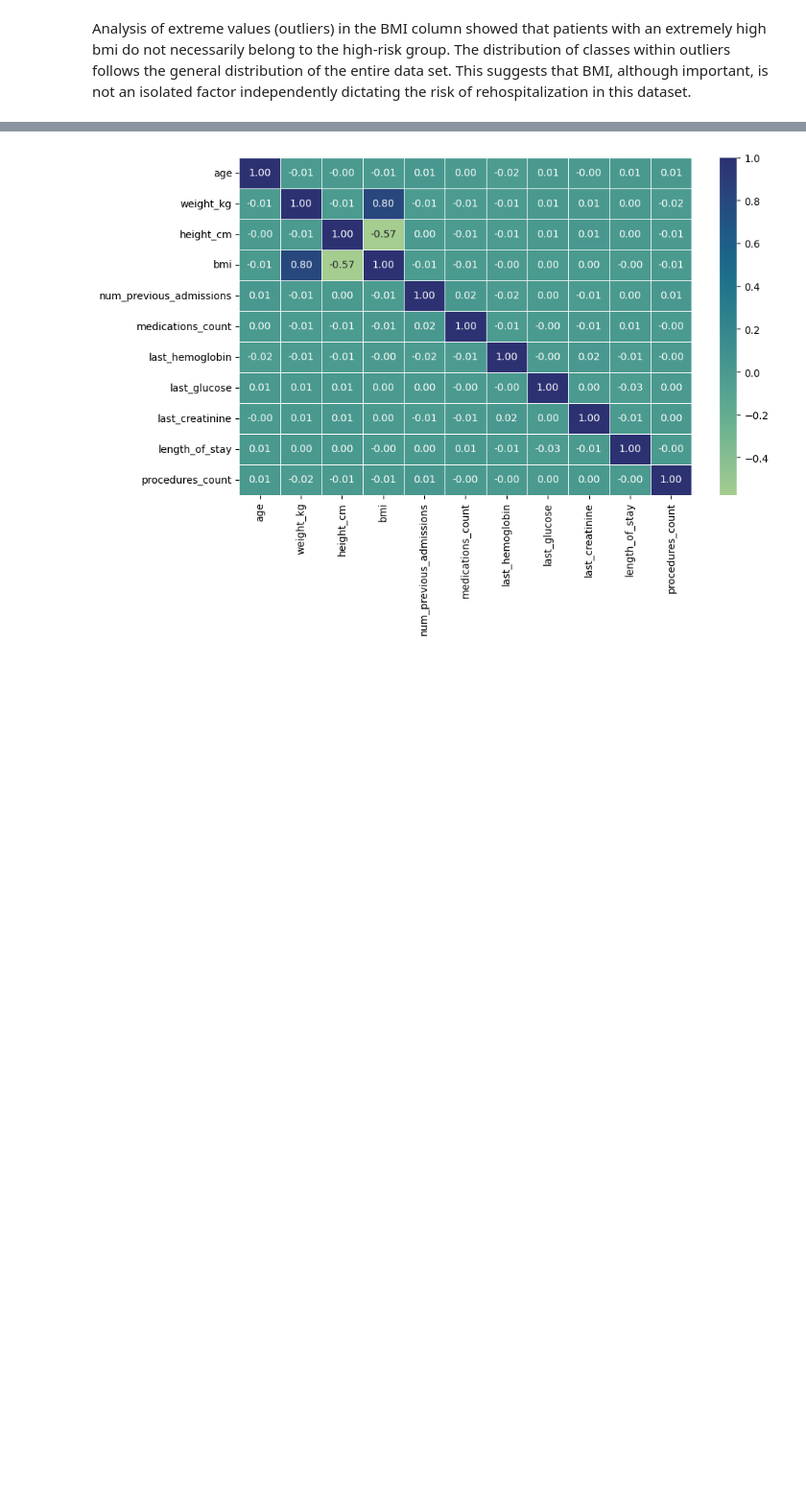
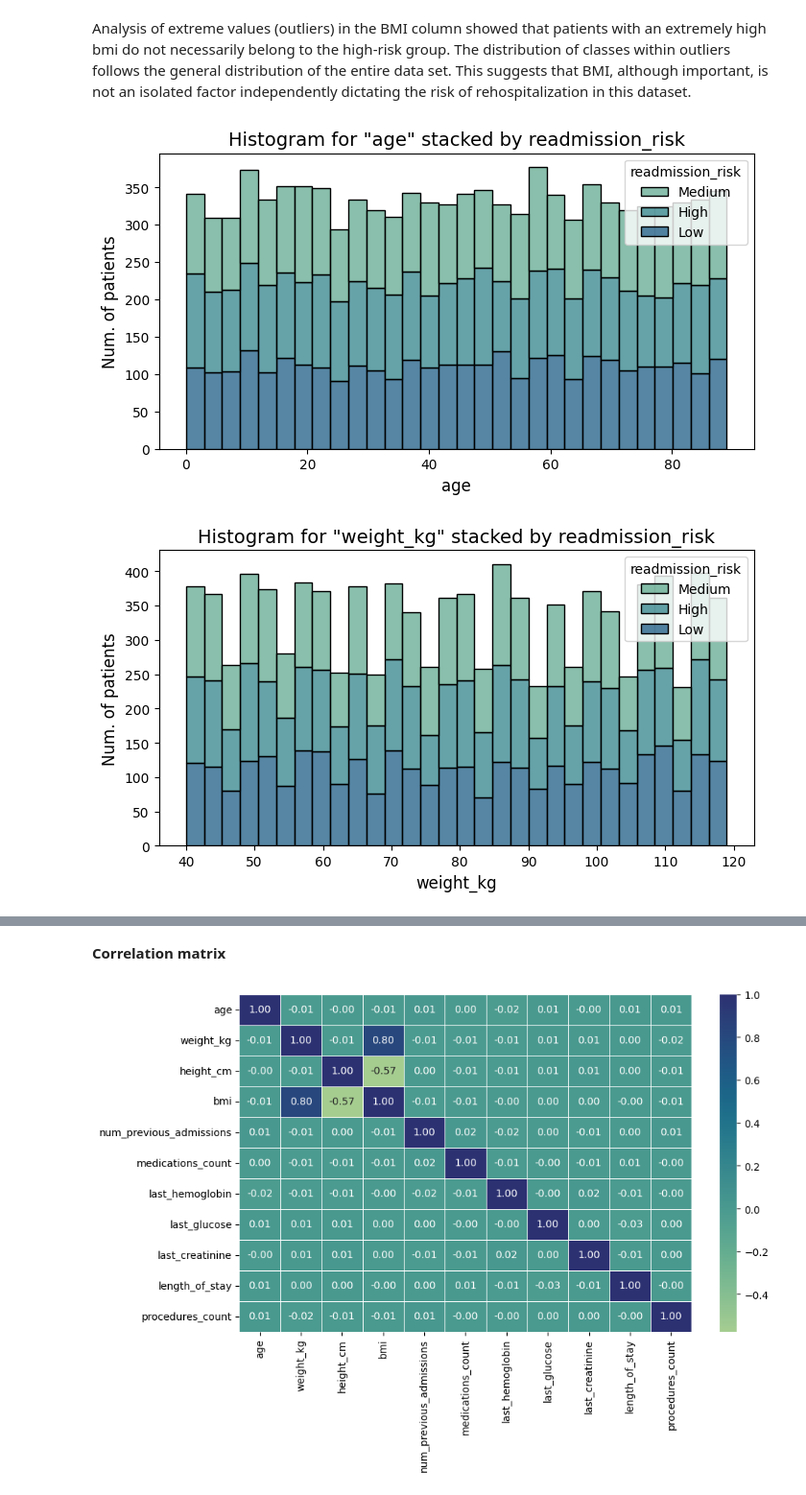
Before and after one commit to irinaradanovic/Hospital-Readmission-Risk-Prediction-ML-Classification-Project, a Jupyter notebook: hospital_readmission_risk.ipynb, the cells around one changed output, grey strips where cells are left out. Shown at 96% size. Drawn from its saved outputs; the diff is of its cells as text; code cells hidden in the pictures; blank space fills up the shorter version.

```diff
--- a/hospital_readmission_risk.ipynb
+++ b/hospital_readmission_risk.ipynb
@@ -156,0 +179,16 @@
+# %%
+numerical_features = df.select_dtypes(include=[np.number]).drop(columns=['readmission_risk'], errors='ignore')
+target_feature = 'readmission_risk'
+
+for feature in numerical_features.columns:
+    plt.figure(figsize=(8, 4))
+
+    sns.histplot(data=df, x=feature, hue=target_feature, multiple='stack', palette='crest', bins=30)
+
+    plt.title(f'Histogram for "{feature}" stacked by {target_feature}', fontsize=14)
+    plt.xlabel(feature, fontsize=12)
+    plt.ylabel('Num. of patients', fontsize=12)
+    plt.show()
+# %% [output]
+[figure, added]
+[figure, added]
@@ -157,3 +204,6 @@
+# %% [markdown]
+<a id="correlation-section"></a>
+**Correlation matrix**
 # %%
 correlation_matrix = df[numerical_cols].corr()
 
```
Also changed, not shown: parts of 28 cells of this notebook.
